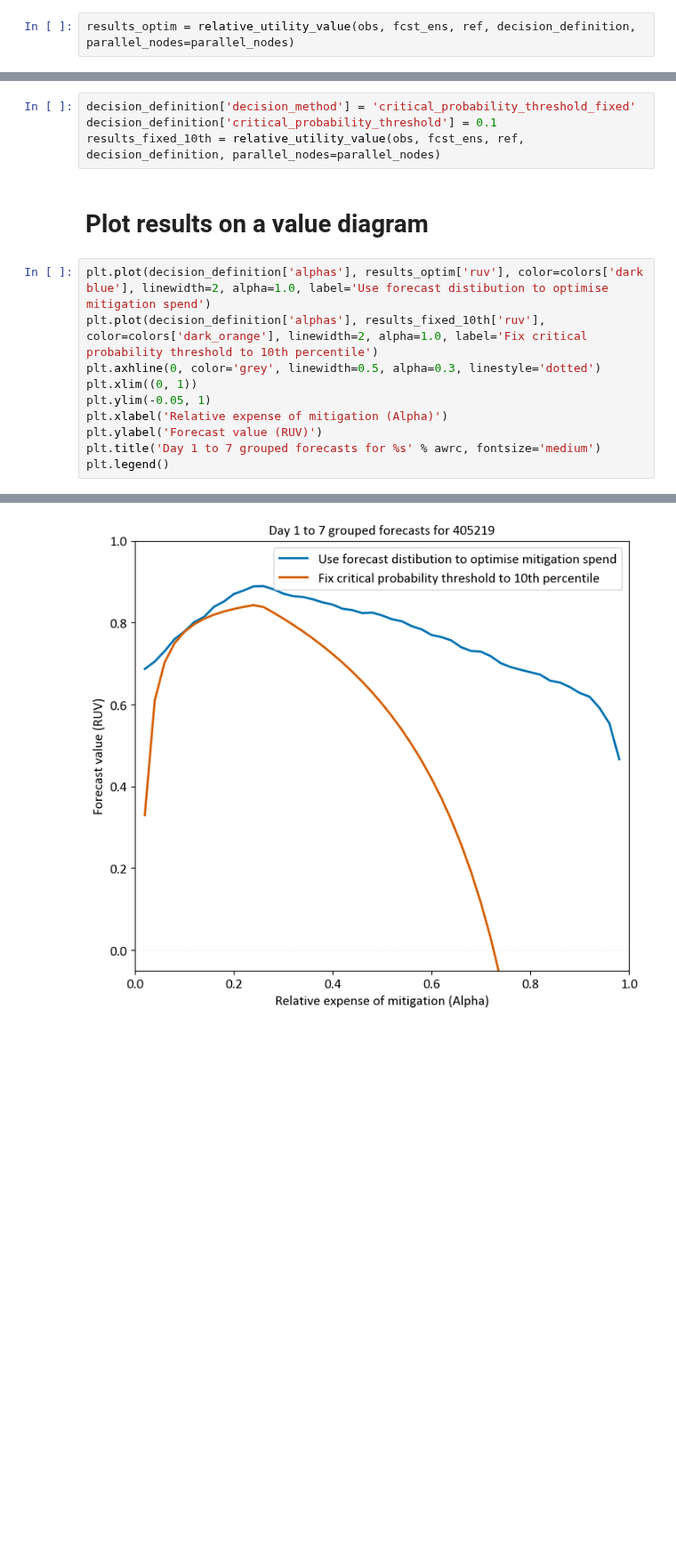
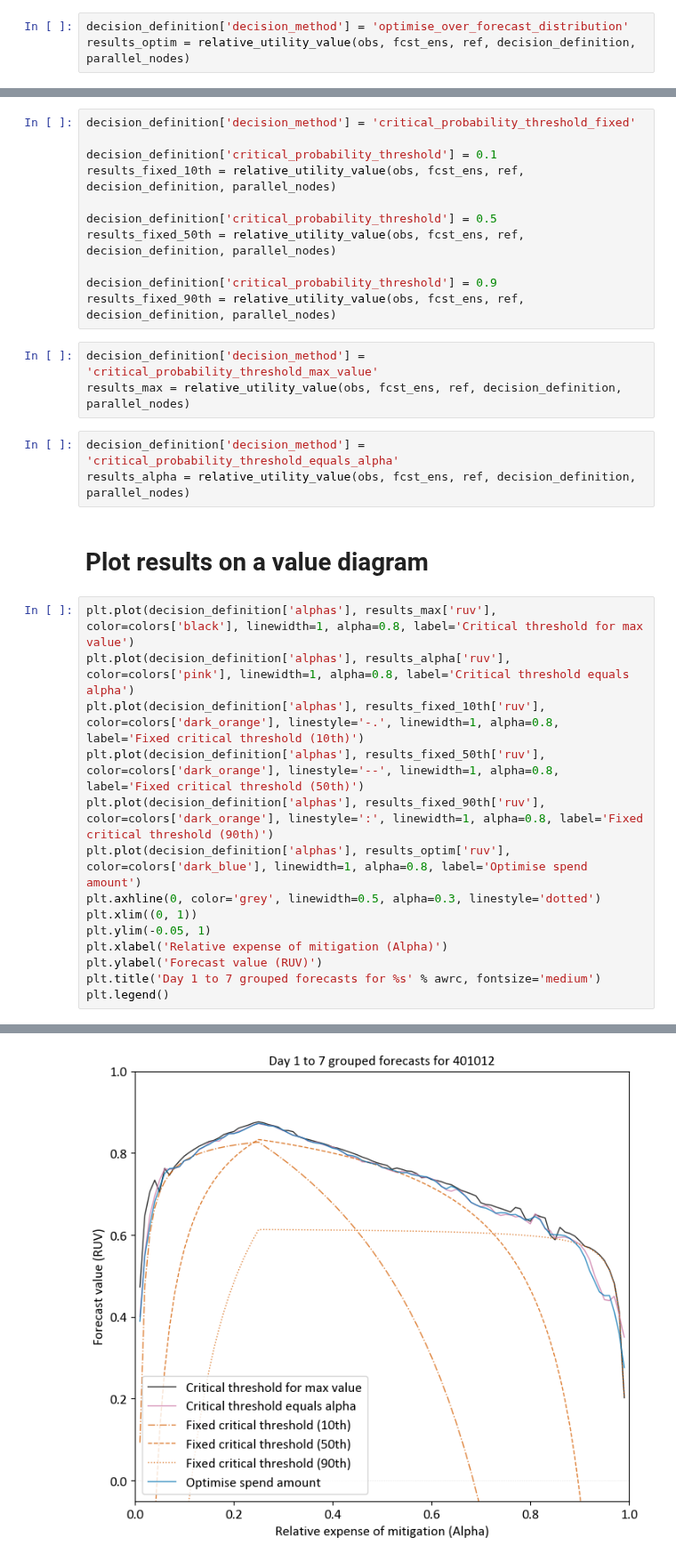
Before and after one commit to richardlaugesen/ruvpy, a Jupyter notebook: examples/example_1.ipynb, the cells around one changed output, grey strips where cells are left out. Shown at 89% size. Drawn from its saved outputs; the diff is of its cells as text; blank space fills up the shorter version.

```diff
--- a/examples/example_1.ipynb
+++ b/examples/example_1.ipynb
@@ -78,2 +97,3 @@ ref = None  # use event frequency as the reference forecast
 # %%
-results_optim = relative_utility_value(obs, fcst_ens, ref, decision_definition, parallel_nodes=parallel_nodes)
+decision_definition['decision_method'] = 'optimise_over_forecast_distribution'
+results_optim = relative_utility_value(obs, fcst_ens, ref, decision_definition, parallel_nodes)
@@ -82,19 +100,36 @@ results_optim = relative_utility_value(obs, fcst_ens, ref, decision_definition,
+# %%
+decision_definition['decision_method'] = 'critical_probability_threshold_fixed'
+
+decision_definition['critical_probability_threshold'] = 0.1
+results_fixed_10th = relative_utility_value(obs, fcst_ens, ref, decision_definition, parallel_nodes)
+
+decision_definition['critical_probability_threshold'] = 0.5
+results_fixed_50th = relative_utility_value(obs, fcst_ens, ref, decision_definition, parallel_nodes)
+
+decision_definition['critical_probability_threshold'] = 0.9
+results_fixed_90th = relative_utility_value(obs, fcst_ens, ref, decision_definition, parallel_nodes)
 # %%
-decision_definition['decision_method'] = 'critical_probability_threshold_fixed'
-decision_definition['critical_probability_threshold'] = 0.1
-results_fixed_10th = relative_utility_value(obs, fcst_ens, ref, decision_definition, parallel_nodes=parallel_nodes)
+decision_definition['decision_method'] = 'critical_probability_threshold_max_value'
+results_max = relative_utility_value(obs, fcst_ens, ref, decision_definition, parallel_nodes)
+# %%
+decision_definition['decision_method'] = 'critical_probability_threshold_equals_alpha'
+results_alpha = relative_utility_value(obs, fcst_ens, ref, decision_definition, parallel_nodes)
 # %% [markdown]
 # Plot results on a value diagram
 # %%
-plt.plot(decision_definition['alphas'], results_optim['ruv'], color=colors['dark blue'], linewidth=2, alpha=1.0, label='Use forecast distibution to optimise mitigation spend')
-plt.plot(decision_definition['alphas'], results_fixed_10th['ruv'], color=colors['dark_orange'], linewidth=2, alpha=1.0, label='Fix critical probability threshold to 10th percentile')
+plt.plot(decision_definition['alphas'], results_max['ruv'], color=colors['black'], linewidth=1, alpha=0.8, label='Critical threshold for max value')
+plt.plot(decision_definition['alphas'], results_alpha['ruv'], color=colors['pink'], linewidth=1, alpha=0.8, label='Critical threshold equals alpha')
+plt.plot(decision_definition['alphas'], results_fixed_10th['ruv'], color=colors['dark_orange'], linestyle='-.', linewidth=1, alpha=0.8, label='Fixed critical threshold (10th)')
+plt.plot(decision_definition['alphas'], results_fixed_50th['ruv'], color=colors['dark_orange'], linestyle='--', linewidth=1, alpha=0.8, label='Fixed critical threshold (50th)')
+plt.plot(decision_definition['alphas'], results_fixed_90th['ruv'], color=colors['dark_orange'], linestyle=':', linewidth=1, alpha=0.8, label='Fixed critical threshold (90th)')
+plt.plot(decision_definition['alphas'], results_optim['ruv'], color=colors['dark_blue'], linewidth=1, alpha=0.8, label='Optimise spend amount')
 plt.axhline(0, color='grey', linewidth=0.5, alpha=0.3, linestyle='dotted')
 plt.xlim((0, 1))
 plt.ylim(-0.05, 1)
 plt.xlabel('Relative expense of mitigation (Alpha)')
 plt.ylabel('Forecast value (RUV)')
 plt.title('Day 1 to 7 grouped forecasts for %s' % awrc, fontsize='medium')
 plt.legend()
 # %% [output]
 <matplotlib.legend.Legend at 0x...>
-[figure, old version]
+[figure, new version]
```
Also changed, not shown: parts of 10 cells of this notebook, 23 other files.
